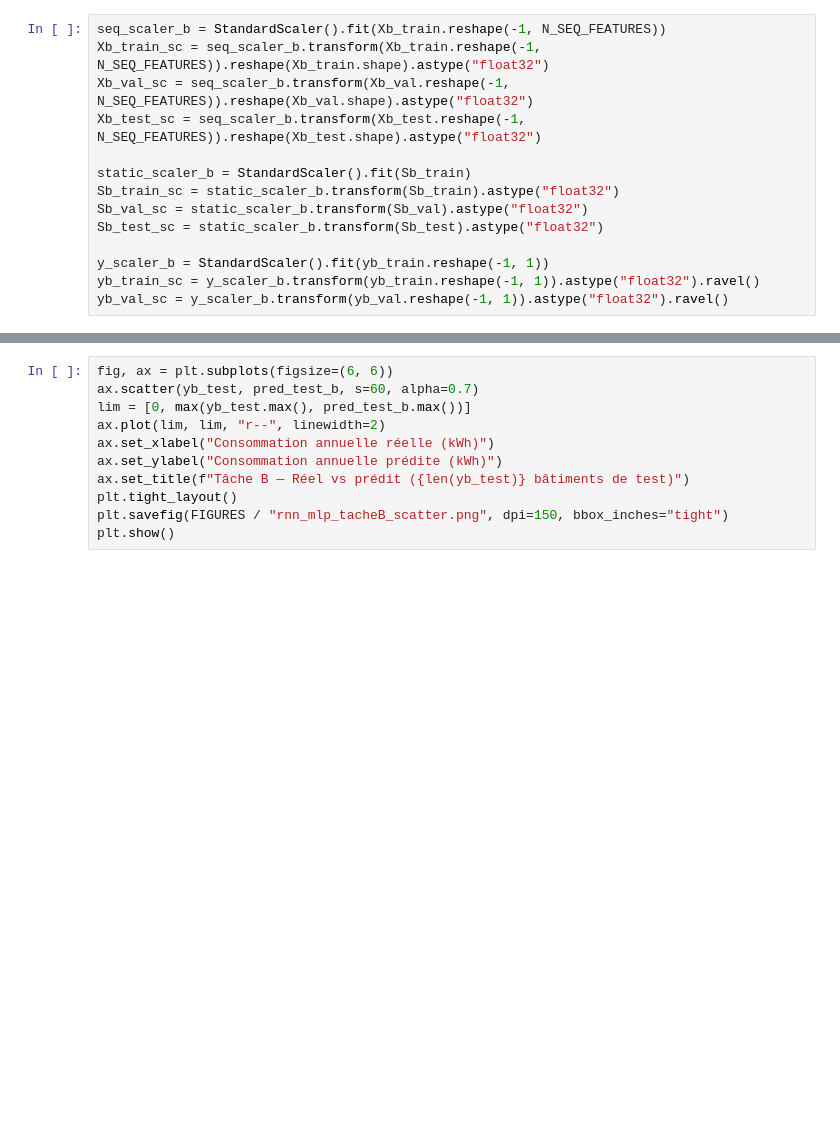
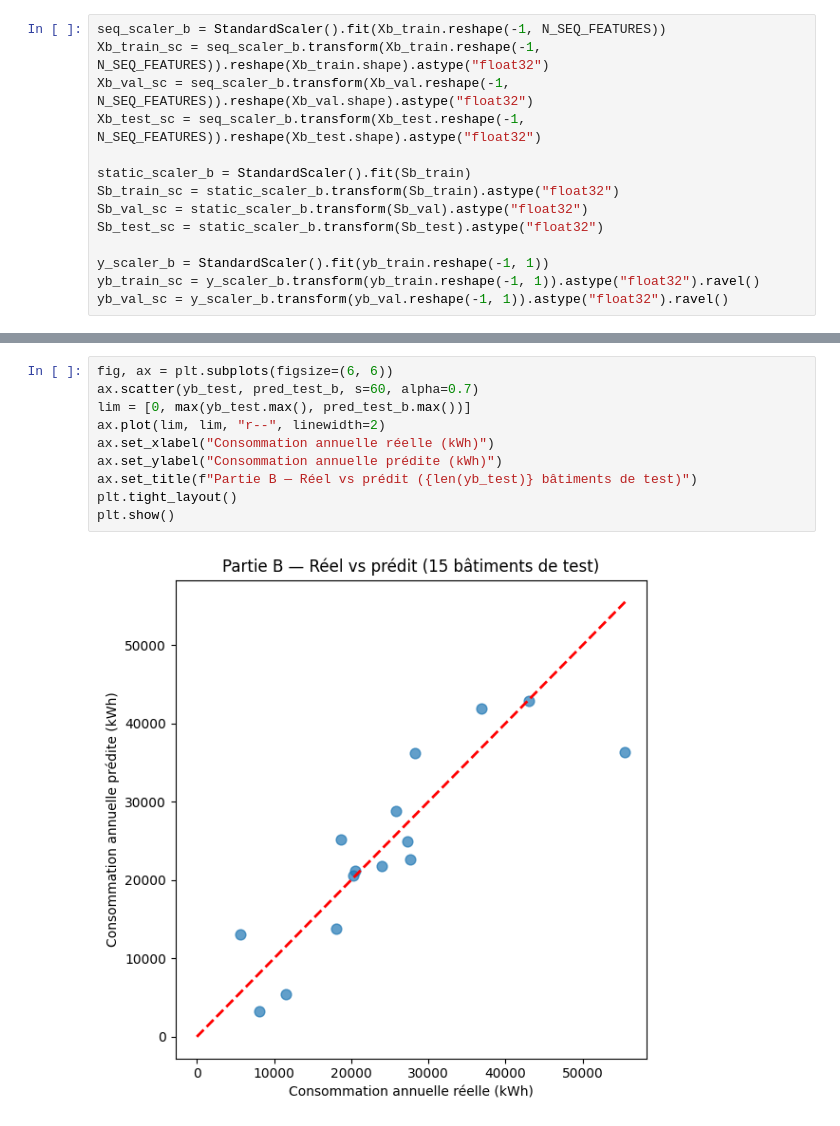
Before and after one commit to BOUBAKERAMDY/FlexiMax, a Jupyter notebook: notebooks/06_timeseries/rnn_mlp_hybrid_electricite.ipynb, the cells around one changed output, grey strips where cells are left out. Drawn from its saved outputs; the diff is of its cells as text; blank space fills up the shorter version.

```diff
--- a/notebooks/06_timeseries/rnn_mlp_hybrid_electricite.ipynb
+++ b/notebooks/06_timeseries/rnn_mlp_hybrid_electricite.ipynb
@@ -336,14 +430,15 @@ df_metrics_b.round(4)
 # %%
 fig, ax = plt.subplots(figsize=(6, 6))
 ax.scatter(yb_test, pred_test_b, s=60, alpha=0.7)
 lim = [0, max(yb_test.max(), pred_test_b.max())]
 ax.plot(lim, lim, "r--", linewidth=2)
 ax.set_xlabel("Consommation annuelle réelle (kWh)")
 ax.set_ylabel("Consommation annuelle prédite (kWh)")
-ax.set_title(f"Tâche B — Réel vs prédit ({len(yb_test)} bâtiments de test)")
+ax.set_title(f"Partie B — Réel vs prédit ({len(yb_test)} bâtiments de test)")
 plt.tight_layout()
-plt.savefig(FIGURES / "rnn_mlp_tacheB_scatter.png", dpi=150, bbox_inches="tight")
 plt.show()
+# %% [output]
+[figure, added]
 # %% [markdown]
 ## Synthèse
 
```
Also changed, not shown: parts of 13 cells of this notebook.
